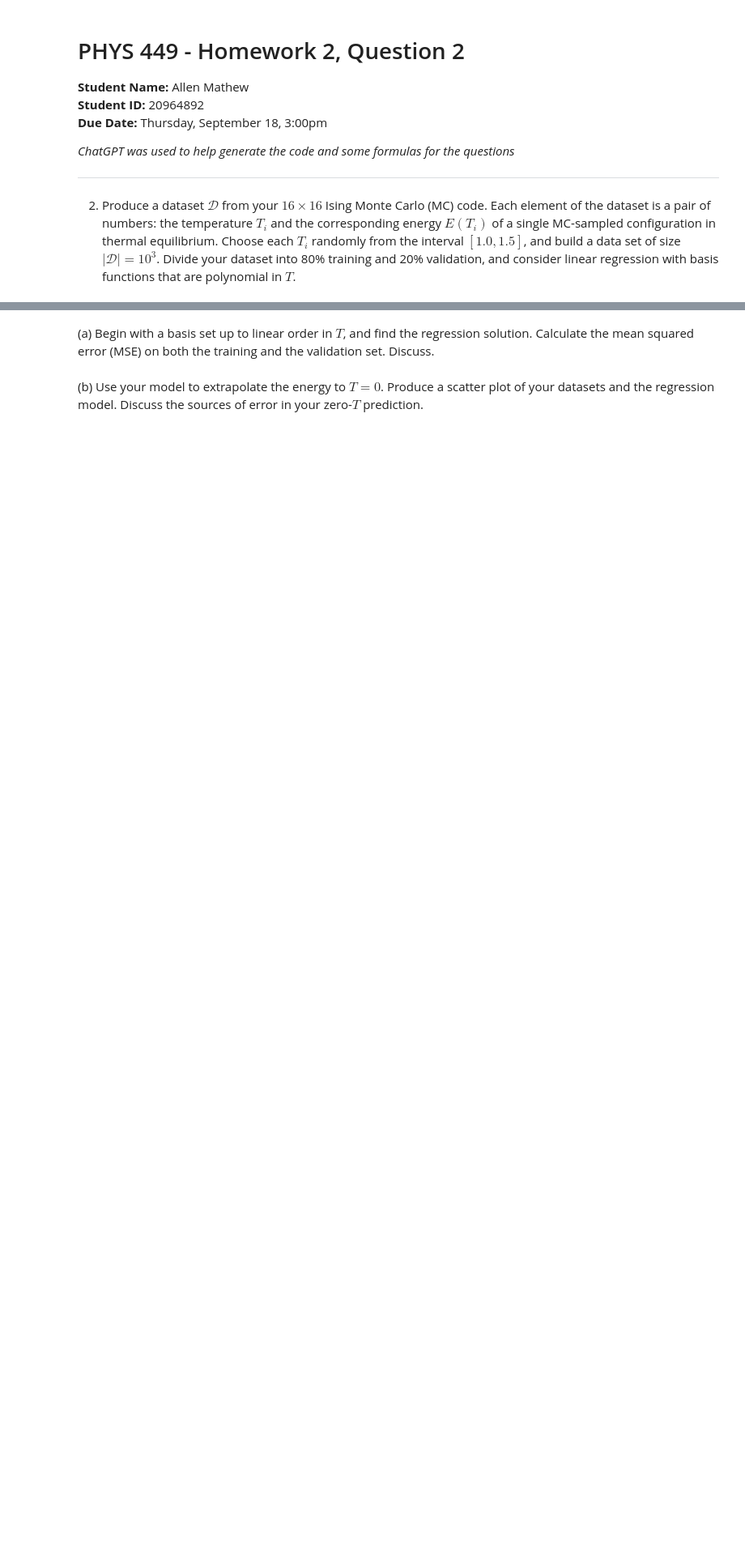
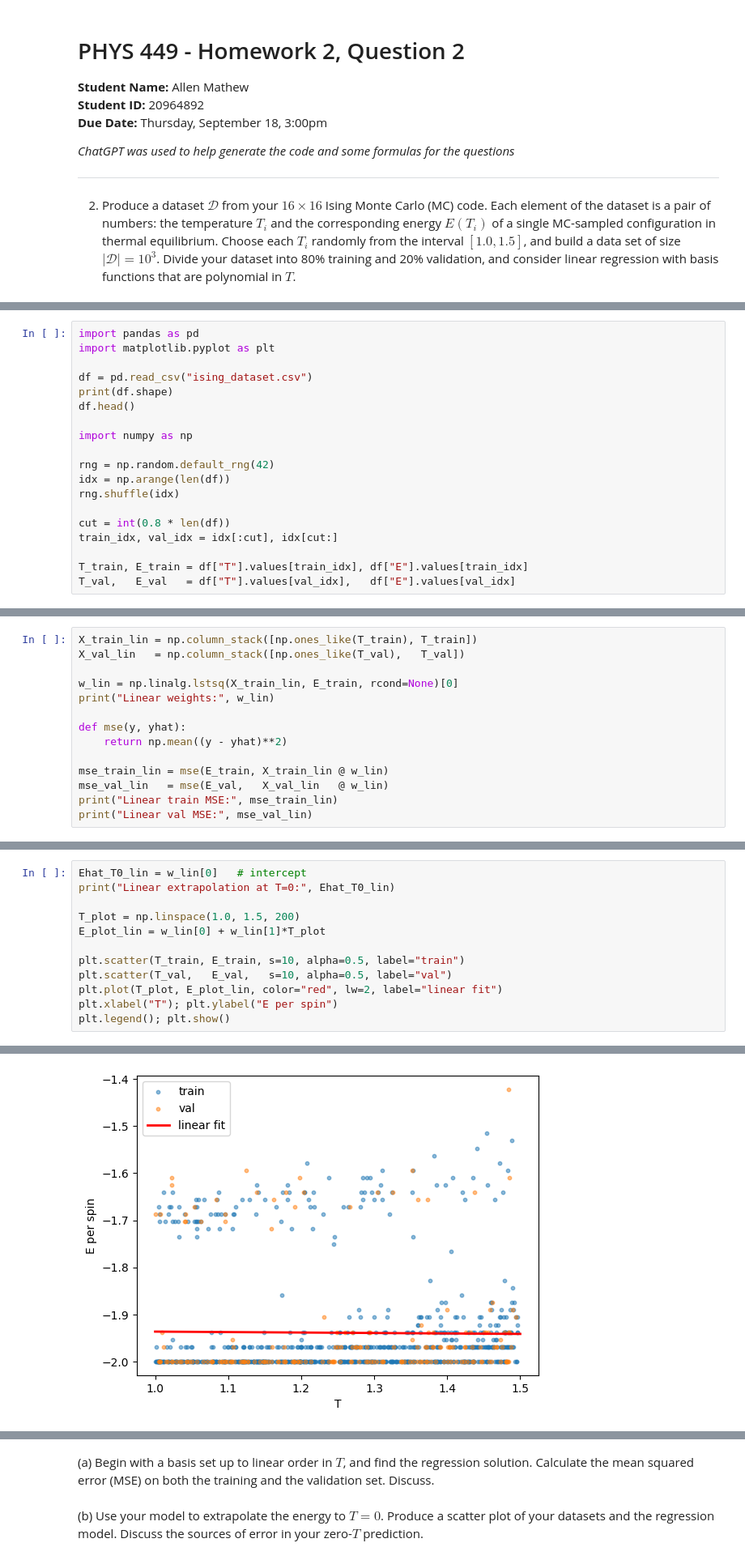
Before and after one commit to allxn753/PHYS449-assignments, a Jupyter notebook: HW2/HW2Q2.ipynb, the cells around one changed output, grey strips where cells are left out. Shown at 81% size. Cells and saved outputs as stored; diff of their text form; blank space fills up the shorter version.

```diff
--- a/HW2/HW2Q2.ipynb
+++ b/HW2/HW2Q2.ipynb
@@ -11,0 +102,19 @@
+# %%
+import pandas as pd
+import matplotlib.pyplot as plt
+
+df = pd.read_csv("ising_dataset.csv")
+print(df.shape)
+df.head()
+
+import numpy as np
+
+rng = np.random.default_rng(42)
+idx = np.arange(len(df))
+rng.shuffle(idx)
+
+cut = int(0.8 * len(df))
+train_idx, val_idx = idx[:cut], idx[cut:]
+
+T_train, E_train = df["T"].values[train_idx], df["E"].values[train_idx]
+T_val,   E_val   = df["T"].values[val_idx],   df["E"].values[val_idx]
@@ -11,0 +123,14 @@
+# %%
+X_train_lin = np.column_stack([np.ones_like(T_train), T_train])
+X_val_lin   = np.column_stack([np.ones_like(T_val),   T_val])
+
+w_lin = np.linalg.lstsq(X_train_lin, E_train, rcond=None)[0]
+print("Linear weights:", w_lin)
+
+def mse(y, yhat):
+    return np.mean((y - yhat)**2)
+
+mse_train_lin = mse(E_train, X_train_lin @ w_lin)
+mse_val_lin   = mse(E_val,   X_val_lin   @ w_lin)
+print("Linear train MSE:", mse_train_lin)
+print("Linear val MSE:", mse_val_lin)
@@ -11,0 +141,13 @@
+# %%
+Ehat_T0_lin = w_lin[0]   # intercept
+print("Linear extrapolation at T=0:", Ehat_T0_lin)
+
+T_plot = np.linspace(1.0, 1.5, 200)
+E_plot_lin = w_lin[0] + w_lin[1]*T_plot
+
+plt.scatter(T_train, E_train, s=10, alpha=0.5, label="train")
+plt.scatter(T_val,   E_val,   s=10, alpha=0.5, label="val")
+plt.plot(T_plot, E_plot_lin, color="red", lw=2, label="linear fit")
+plt.xlabel("T"); plt.ylabel("E per spin")
+plt.legend(); plt.show()
+# %% [output]
@@ -11,0 +155 @@
+[figure, added]
```
Also changed, not shown: parts of 5 cells of this notebook, 5 other files.
